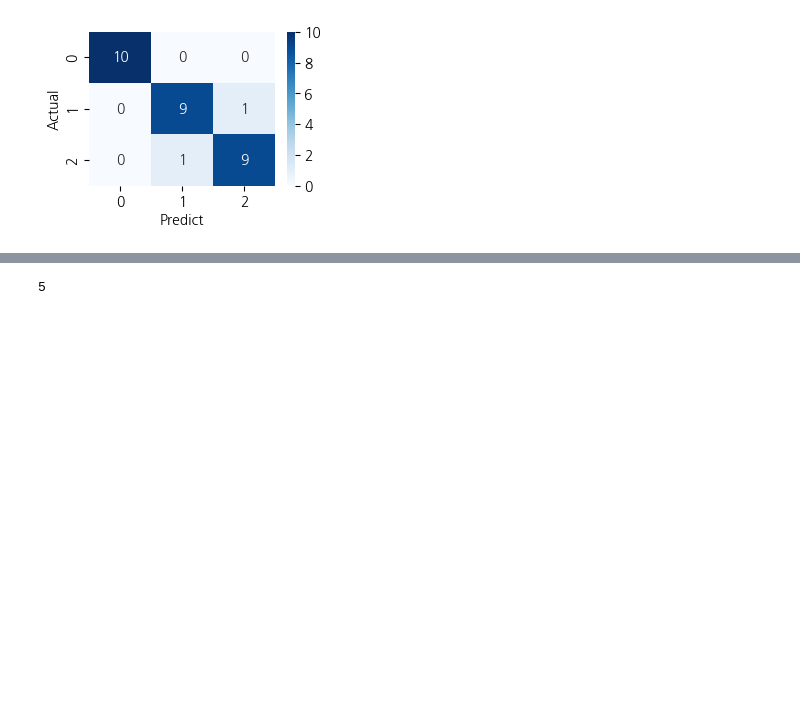
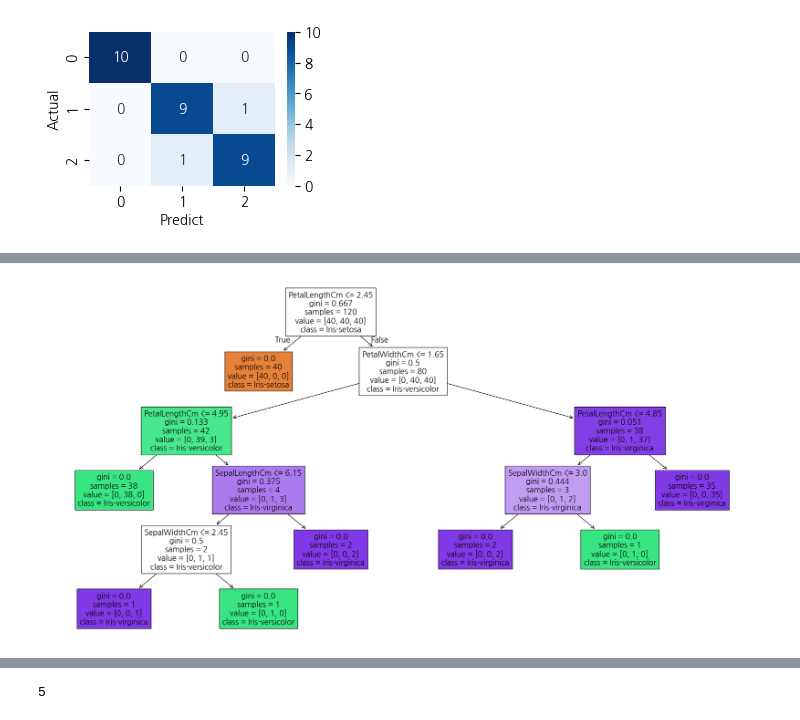
Before and after one commit to jimmynkim/MS_MachineLearning, a Jupyter notebook: 04_분류_붓꽃품종예측/04_분류_붓꽃품종예측2_모델생성_실습.ipynb, the cells around one changed output, grey strips where cells are left out. Cells and saved outputs as stored; diff of their text form; code cells hidden in the pictures; blank space fills up the shorter version.

```diff
--- a/04_분류_붓꽃품종예측/04_분류_붓꽃품종예측2_모델생성_실습.ipynb
+++ b/04_분류_붓꽃품종예측/04_분류_붓꽃품종예측2_모델생성_실습.ipynb
@@ -25,4 +25,4 @@ df_iris.head()
 class_names = {'Iris-setosa':0,
                'Iris-versicolor':1,
                'Iris-virginica':2}
-df_iris['target'] =
+df_iris['target'] = df_iris['Species'].map(class_names)
@@ -32,8 +76,8 @@ df_iris['target'] =
 # ----------------
 # X, y
 # ----------------
-X =
-y =
+X = df_iris.drop(['Species', 'target'], axis=1)
+y = df_iris['target']
 # %% [markdown]
 #### 학습용 데이터와 테스트용 데이터 분할
 # %%
@@ -49,7 +93,7 @@ X_train, X_test, y_train, y_test = train_test_split(X
                                                     , y
                                                     , test_size=0.2
                                                     , random_state=42
-                                                    , _______)
+                                                    , stratify=y)
 
 # 데이터의 크기 확인
 print(X_train.shape, X_test.shape, y_train.shape, y_test.shape)
@@ -75,11 +133,13 @@ Name: count, dtype: int64
 # ---------------------------------------
 # DecisionTreeClassifier 모델 생성
 # ---------------------------------------
-
+from sklearn.tree import DecisionTreeClassifier
+model = DecisionTreeClassifier(random_state=42)
 
 # ---------------------------------------
 # 모델 학습
 # ---------------------------------------
+model.fit(X_train, y_train)
 # %% [output]
 DecisionTreeClassifier(random_state=42)
 # %% [markdown]
@@ -138,0 +247,13 @@ weighted avg       0.93      0.93      0.93        30
+# %%
+# 트리 시각화
+from sklearn.tree import plot_tree
+plt.figure(figsize=(20,10))
+plot_tree(model,
+          feature_names=X_train.columns,
+          class_names=list(class_names.keys()),
+          filled=True
+          )
+plt.tight_layout()
+plt.show()
+# %% [output]
+[figure, added]
```
Also changed, not shown: parts of 19 cells of this notebook.
